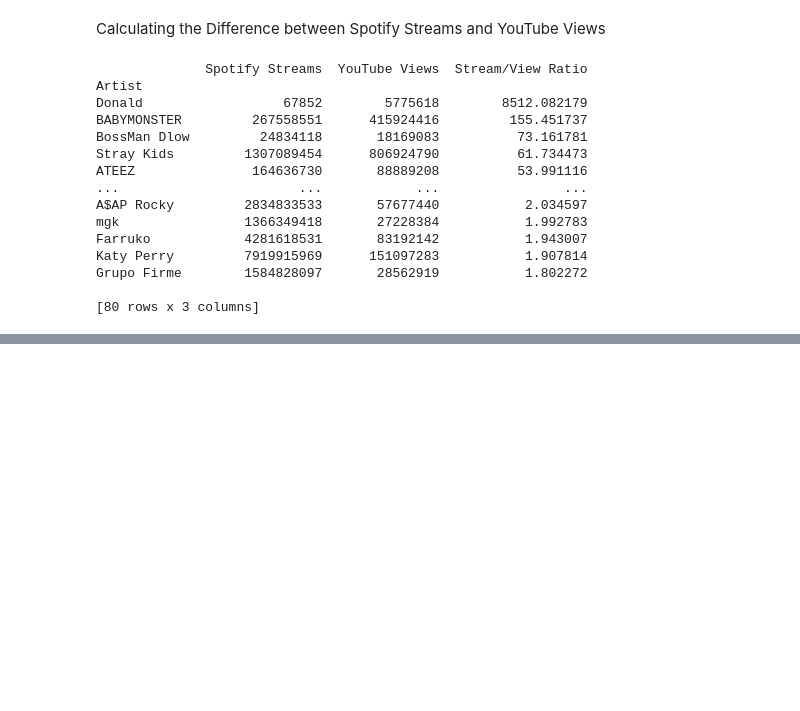
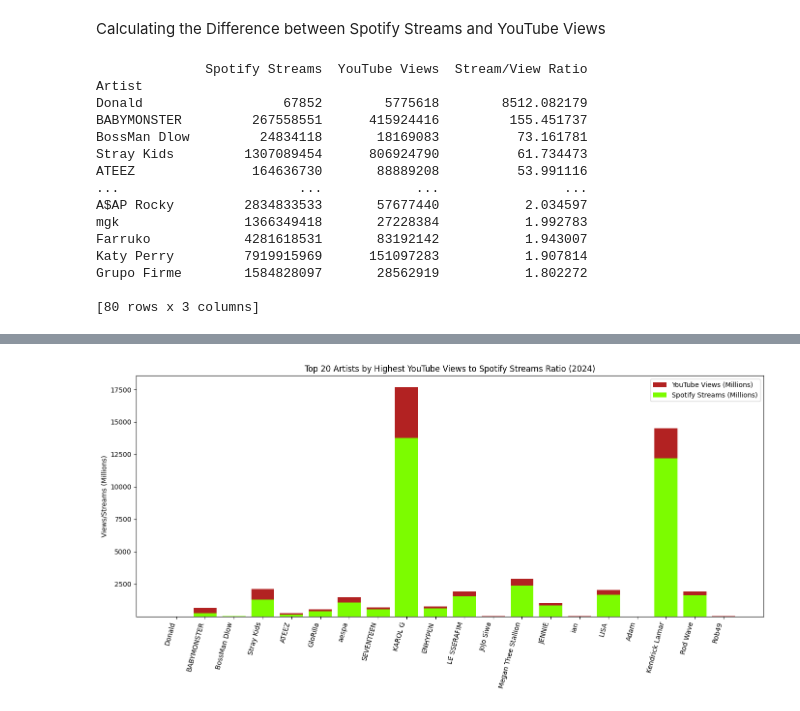
Before and after one commit to hunterrings/code-you-capstone, a Jupyter notebook: capstone-notebook.ipynb, the cells around one changed output, grey strips where cells are left out. Cells and saved outputs as stored; diff of their text form; code cells hidden in the pictures; blank space fills up the shorter version.

```diff
--- a/capstone-notebook.ipynb
+++ b/capstone-notebook.ipynb
@@ -626,0 +603,92 @@ Grupo Firme        1584828097       28562919           1.802272
+# %%
+import pandas as pd
+import numpy as np
+import matplotlib.pyplot as plt
+import glob
+import os
+
+joined_files = os.path.join("./youtube-trending-videos-updated-daily/music", "music_2024*.csv")
+joined_list = glob.glob(joined_files)
+ydf = pd.concat(map(lambda f: pd.read_csv(f, encoding='Mac_Roman'), joined_list), ignore_index=True)
+
+ydf_dropped = ydf.drop(columns=[
+    'description', 'publishedText', 'videoUrl', 'channelId', 'channelUrl',
+    'thumbnails', 'viewsText', 'durationText','verified', 'creatorOnRise', 'isShort'])
+ydf_dropped['publishedDate'] = pd.to_datetime(ydf_dropped['publishedDate'])
+ydf_clean = ydf_dropped.rename(columns={'title':'Title', 'publishedDate':'Release Date', 'channelName':'Channel Name',
+                                        'videoId':'Video ID', 'views':'YouTube Views', 'duration':'Duration'}).copy()
+ydf_merged = ydf_clean.groupby('Video ID').agg({'Title':'first',
+                                                'Release Date':'first',
+                                                'Channel Name':'first',
+                                                'YouTube Views':'max'}).reset_index()
+
+sdf = pd.read_csv('./most-streamed-spotify-songs-2024/spotify-2024.csv', encoding = 'latin1')
+sdf_dropped = sdf.drop(columns=[
+    'ISRC', 'All Time Rank', 'Track Score', 'Spotify Playlist Count','Spotify Playlist Reach',
+    'Spotify Popularity', 'TikTok Posts', 'TikTok Likes', 'TikTok Views', 'YouTube Playlist Reach',
+       'Apple Music Playlist Count', 'AirPlay Spins', 'SiriusXM Spins','Deezer Playlist Count',
+         'Deezer Playlist Reach', 'Amazon Playlist Count', 'Pandora Streams', 'Pandora Track Stations',
+       'Soundcloud Streams', 'Shazam Counts', 'TIDAL Popularity','Explicit Track'])
+sdf_clean = sdf_dropped.dropna(subset=['Artist', 'Spotify Streams']).copy()
+sdf_clean['Spotify Streams'] = sdf_clean['Spotify Streams'].str.replace(',', '').astype('Int64')
+sdf_clean['YouTube Views'] = sdf_clean['YouTube Views'].str.replace(',', '').astype('Int64')
+sdf_clean['YouTube Likes'] = sdf_clean['YouTube Likes'].str.replace(',', '').astype('Int64')
+sdf_clean['Release Date'] = pd.to_datetime(sdf_clean['Release Date'])
+for col in ['Spotify Streams', 'YouTube Views', 'YouTube Likes']:
+    mean_val = sdf_clean[col].mean()
+    sdf_clean[col] = sdf_clean[col].fillna(round(mean_val)).astype('Int64')
+
+sdf_clean = sdf_clean.drop(columns=['Track', 'Album Name', 'Release Date', 'YouTube Views', 'YouTube Likes'])
+sdf_merged_artists = sdf_clean.groupby('Artist').agg({
+    'Spotify Streams': 'sum'}).reset_index()
+
+def find_artist(title):
+    for artist in sdf_merged_artists['Artist'].unique():
+        if isinstance(title, str) and isinstance(artist, str) and title.startswith(artist):
+            return artist
+    return None
+
+ydf_merged['Artist'] = ''
+ydf_merged['Artist'] = ydf_merged['Title'].apply(find_artist)
+ydf_merged = ydf_merged.dropna(subset=['Artist'])
+ydf_merged = ydf_merged.drop(columns=['Title', 'Release Date', 'Video ID', 'Channel Name'])
+ydf_merged_artists = ydf_merged.groupby('Artist').agg({
+    'YouTube Views': 'sum'}).reset_index()
+
+joined_df = pd.merge(ydf_merged_artists, sdf_clean, on='Artist', how='inner')
+joined_df = joined_df.groupby('Artist').agg({
+    'Spotify Streams': 'sum',
+    'YouTube Views': 'sum',})
+
+joined_df['Stream/View Ratio'] = joined_df['YouTube Views'] / joined_df['Spotify Streams']
+
+top_youtube_ratio = joined_df.sort_values(by='Stream/View Ratio', ascending=False).head(20)
+
+plt.figure(figsize=(14,7))
+plt.bar(top_youtube_ratio.index, top_youtube_ratio['YouTube Views'] / 1e6, label='YouTube Views (Millions)', color='firebrick', bottom=top_youtube_ratio['Spotify Streams'] / 1e6)
+plt.bar(top_youtube_ratio.index, top_youtube_ratio['Spotify Streams'] / 1e6, label='Spotify Streams (Millions)', color='lawngreen')
+
+plt.xticks(rotation=75, ha='right')
+plt.ylabel('Views/Streams (Millions)')
+plt.title('Top 20 Artists by Highest YouTube Views to Spotify Streams Ratio (2024)')
+plt.legend()
+plt.tight_layout()
+plt.show()
+
+
+joined_df['View/Stream Ratio'] = joined_df['Spotify Streams'] / joined_df['YouTube Views']
+
+top_spotify_ratio = joined_df.sort_values(by='View/Stream Ratio', ascending=False).head(20)
+
+plt.figure(figsize=(14,7))
+plt.bar(top_spotify_ratio.index, top_spotify_ratio['Spotify Streams'] / 1e6, label='Spotify Streams (Millions)', color='lawngreen', bottom=top_spotify_ratio['YouTube Views'] / 1e6)
+plt.bar(top_spotify_ratio.index, top_spotify_ratio['YouTube Views'] / 1e6, label='YouTube Views (Millions)', color='firebrick')
+
+plt.xticks(rotation=75, ha='right')
+plt.ylabel('Streams/Views (Millions)')
+plt.title('Top 20 Artists by Highest Spotify Streams to YouTube Views Ratio (2024)')
+plt.legend()
+plt.tight_layout()
+plt.show()
+# %% [output]
+[figure, added]
```
Also changed, not shown: parts of 21 cells of this notebook.
